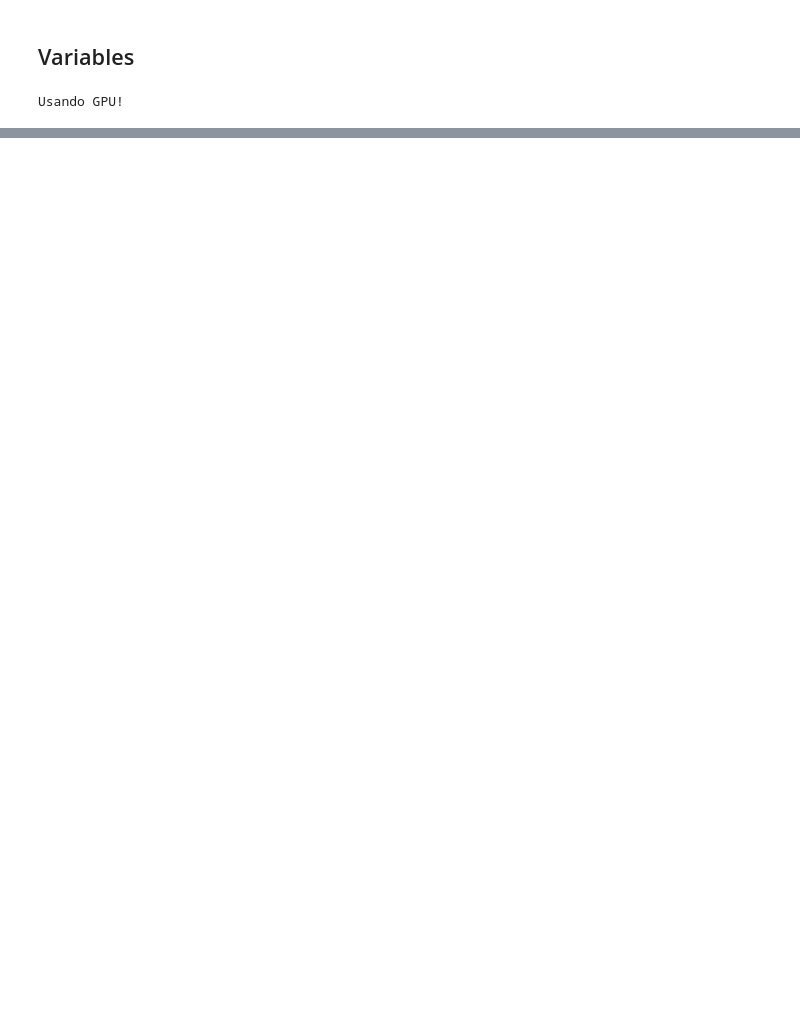
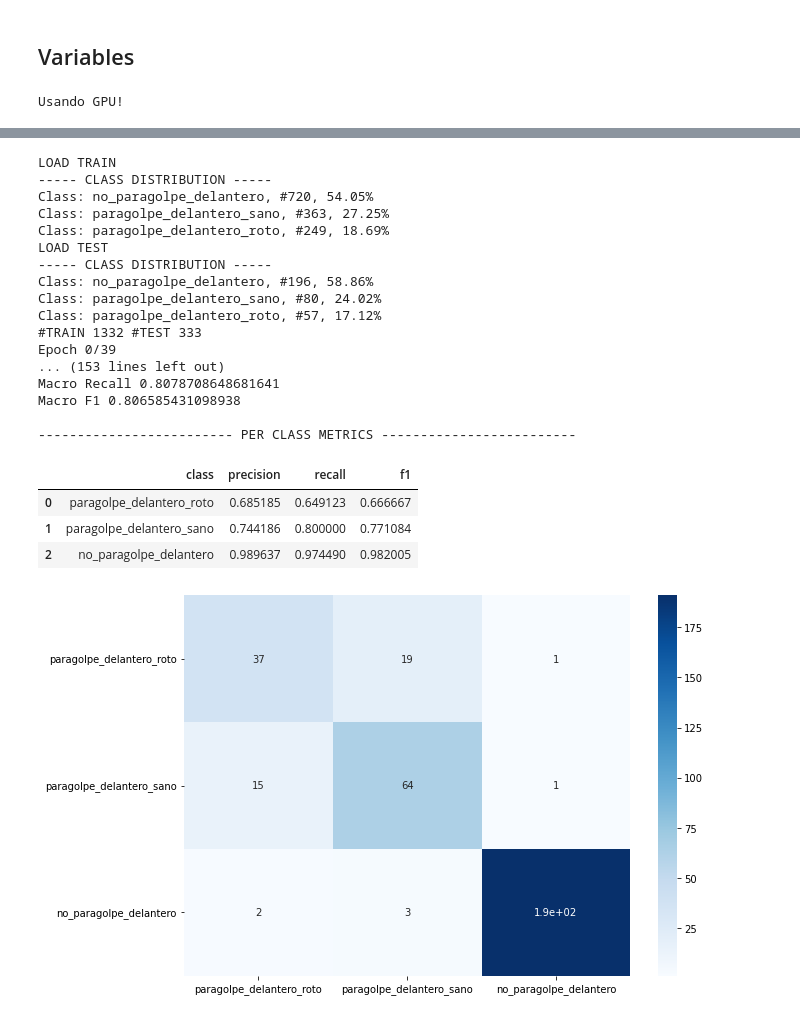
Before and after one commit to FrancoCuevas444/damage-classification-notebooks, a Jupyter notebook: onepart_paragolpedel_finetuning-resnet-augment.ipynb, the cells around one changed output, grey strips where cells are left out. Cells and saved outputs as stored; diff of their text form; code cells hidden in the pictures; blank space fills up the shorter version.

```diff
--- a/onepart_paragolpedel_finetuning-resnet-augment.ipynb
+++ b/onepart_paragolpedel_finetuning-resnet-augment.ipynb
@@ -277,0 +113,20 @@ df_cm.to_csv('./trained_models/{}/{}/confusion_matrix.csv'.format(MODEL_NAME, EX
+# %%
+MODEL_NAME = "one_part_model"
+EXPERIMENT_NAME = "resnet50_paragolpe_fine_tuning-augment"
+
+main.train_one_part_model_dataugment(
+    part,
+    preloaded_images,
+    MODEL_NAME,
+    EXPERIMENT_NAME,
+    device,
+    feature_extraction=False,
+    train_ratio=0.8,
+    random_state=42,
+    num_epochs=40,
+    data_augmentation=data_augmentation,
+    remove_not_visible=True,
+    class_to_augment=0,
+    visibility_file="./dataset_modules/analisis_manual_paragolpe.csv",
+    class_weights=balanced_weights
+)
@@ -277,0 +151,50 @@ df_cm.to_csv('./trained_models/{}/{}/confusion_matrix.csv'.format(MODEL_NAME, EX
+# %%
+data_augmentation=transforms.Compose([
+        #transforms.ColorJitter(0.5, 0.5, 0.5, 0.5),
+        #transforms.Compose([transforms.RandomEqualize()]),
+        #transforms.RandomRotation((-20, 20))
+        #transforms.ColorJitter(0.5, 0.5, 0.5, 0.5),
+        #transforms.RandomApply([transforms.RandomRotation((-20, 20))], p=0.2),
+        #transforms.RandomEqualize(),
+        transforms.RandomHorizontalFlip(p=0.5),
+    ])
+
+MODEL_NAME = "one_part_model"
+EXPERIMENT_NAME = "resnet50_paragolpe_fine_tuning-augment-2"
+
+main.train_one_part_model_dataugment(
+    part,
+    preloaded_images,
+    MODEL_NAME,
+    EXPERIMENT_NAME,
+    device,
+    feature_extraction=False,
+    train_ratio=0.8,
+    random_state=42,
+    num_epochs=40,
+    ignore_repair=True,
+    data_augmentation=data_augmentation
+)
+# %% [output]
+LOAD TRAIN
+----- CLASS DISTRIBUTION -----
+Class: no_paragolpe_delantero, #720, 54.05%
+Class: paragolpe_delantero_sano, #363, 27.25%
+Class: paragolpe_delantero_roto, #249, 18.69%
+LOAD TEST
+----- CLASS DISTRIBUTION -----
+Class: no_paragolpe_delantero, #196, 58.86%
+Class: paragolpe_delantero_sano, #80, 24.02%
+Class: paragolpe_delantero_roto, #57, 17.12%
+#TRAIN 1332 #TEST 333
+Epoch 0/39
+... (153 lines left out)
+Macro Recall 0.8078708648681641
+Macro F1 0.806585431098938
+
+------------------------- PER CLASS METRICS -------------------------
+|  | class | precision | recall | f1 |
+| 0 | paragolpe_delantero_roto | 0.685185 | 0.649123 | 0.666667 |
+| 1 | paragolpe_delantero_sano | 0.744186 | 0.800000 | 0.771084 |
+| 2 | no_paragolpe_delantero | 0.989637 | 0.974490 | 0.982005 |
+[figure, added]
```
Also changed, not shown: parts of 21 cells of this notebook, 7 other files.
